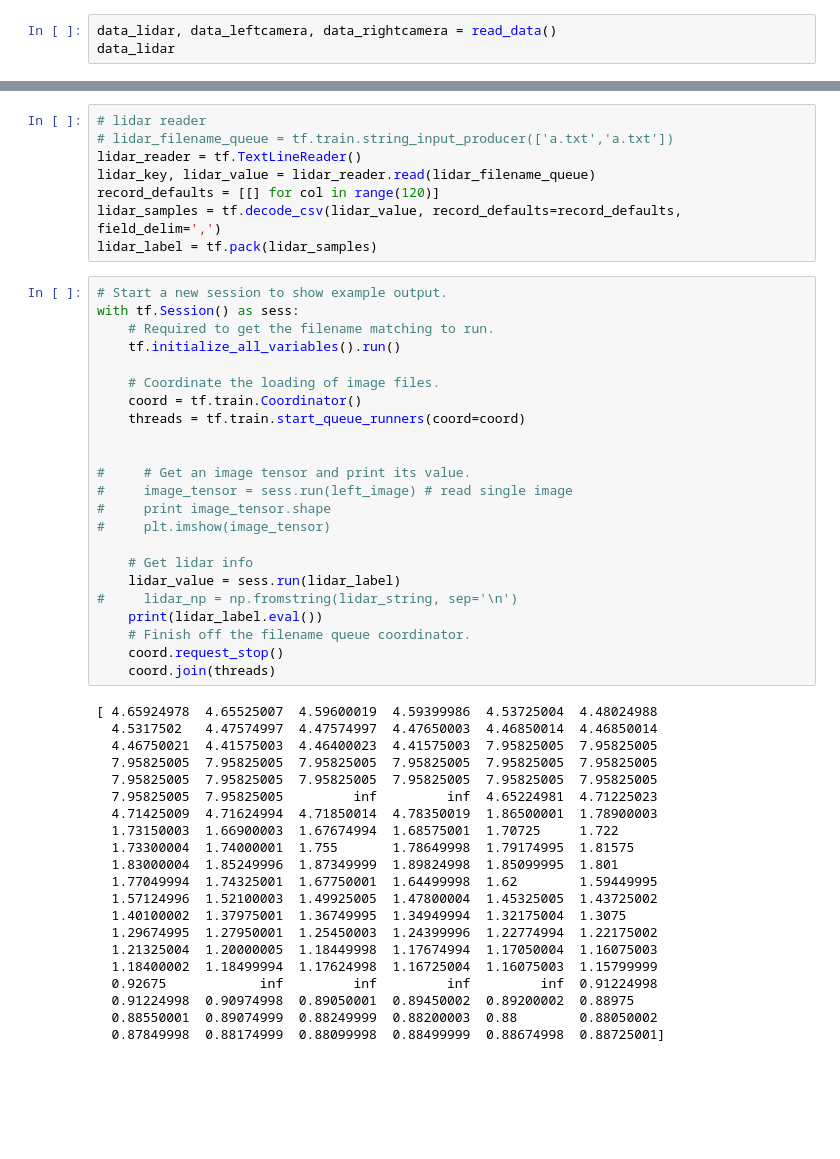
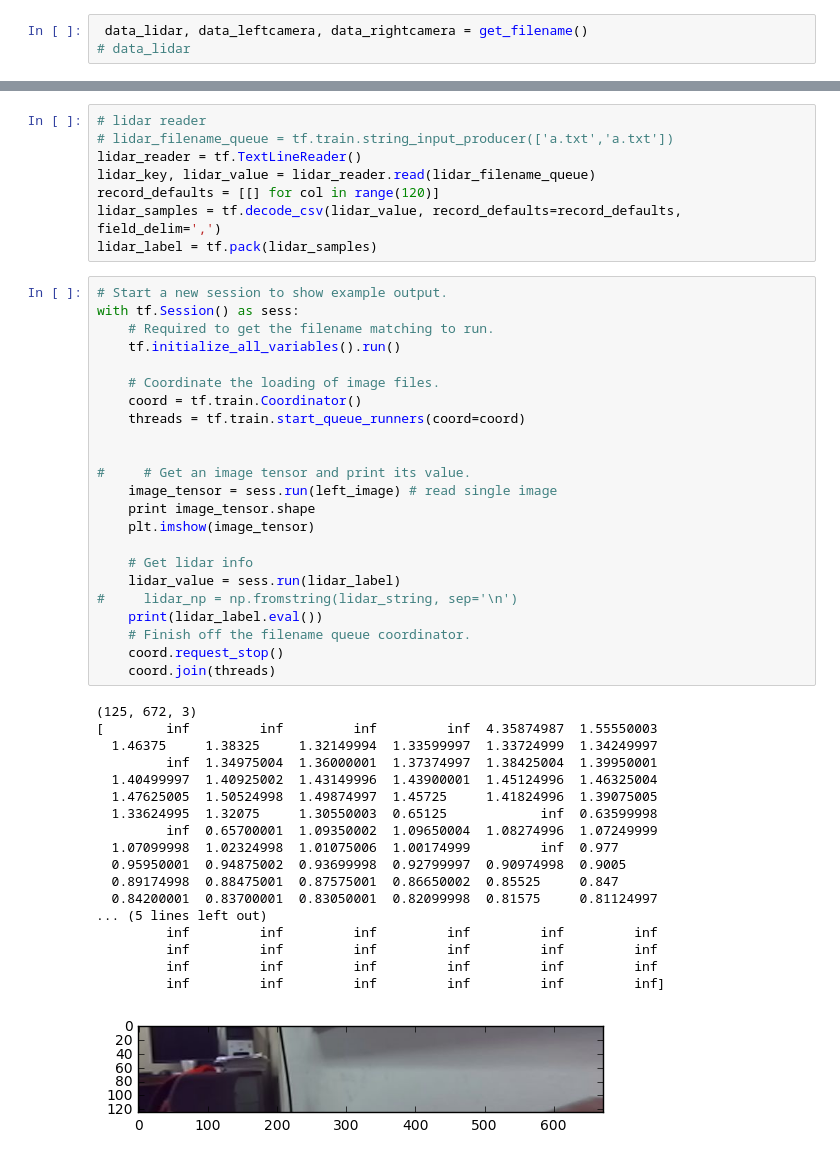
Before and after one commit to ZhenghaoFei/camera_simulate_lidar, a Jupyter notebook: convNet/data_read.ipynb, the cells around one changed output, grey strips where cells are left out. Saved outputs shown, nothing was run; the diff lists cells and outputs as text; blank space fills up the shorter version.

```diff
--- a/convNet/data_read.ipynb
+++ b/convNet/data_read.ipynb
@@ -34,8 +33,8 @@ def get_filenumber():
     print "number of sample: ", len(file_numbers)
     return file_numbers
 # %%
-data_lidar, data_leftcamera, data_rightcamera = read_data()
-data_lidar
+ data_lidar, data_leftcamera, data_rightcamera = get_filename()
+# data_lidar
 # %% [output]
 len lidar:  752
 len left:  752
@@ -131,44 +120,42 @@ lidar_label = tf.pack(lidar_samples)
 # %%
 # Start a new session to show example output.
 with tf.Session() as sess:
     # Required to get the filename matching to run.
     tf.initialize_all_variables().run()
 
     # Coordinate the loading of image files.
     coord = tf.train.Coordinator()
     threads = tf.train.start_queue_runners(coord=coord)
 
 
 #     # Get an image tensor and print its value.
-#     image_tensor = sess.run(left_image) # read single image
-#     print image_tensor.shape
-#     plt.imshow(image_tensor)
+    image_tensor = sess.run(left_image) # read single image
+    print image_tensor.shape
+    plt.imshow(image_tensor)
 
     # Get lidar info
     lidar_value = sess.run(lidar_label)
 #     lidar_np = np.fromstring(lidar_string, sep='\n')
     print(lidar_label.eval())
     # Finish off the filename queue coordinator.
     coord.request_stop()
     coord.join(threads)
 # %% [output]
-[ 4.65924978  4.65525007  4.59600019  4.59399986  4.53725004  4.48024988
-  4.5317502   4.47574997  4.47574997  4.47650003  4.46850014  4.46850014
-  4.46750021  4.41575003  4.46400023  4.41575003  7.95825005  7.95825005
-  7.95825005  7.95825005  7.95825005  7.95825005  7.95825005  7.95825005
-  7.95825005  7.95825005  7.95825005  7.95825005  7.95825005  7.95825005
-  7.95825005  7.95825005         inf         inf  4.65224981  4.71225023
-  4.71425009  4.71624994  4.71850014  4.78350019  1.86500001  1.78900003
-  1.73150003  1.66900003  1.67674994  1.68575001  1.70725     1.722
-  1.73300004  1.74000001  1.755       1.78649998  1.79174995  1.81575
-  1.83000004  1.85249996  1.87349999  1.89824998  1.85099995  1.801
-  1.77049994  1.74325001  1.67750001  1.64499998  1.62        1.59449995
-  1.57124996  1.52100003  1.49925005  1.47800004  1.45325005  1.43725002
-  1.40100002  1.37975001  1.36749995  1.34949994  1.32175004  1.3075
-  1.29674995  1.27950001  1.25450003  1.24399996  1.22774994  1.22175002
-  1.21325004  1.20000005  1.18449998  1.17674994  1.17050004  1.16075003
-  1.18400002  1.18499994  1.17624998  1.16725004  1.16075003  1.15799999
-  0.92675            inf         inf         inf         inf  0.91224998
-  0.91224998  0.90974998  0.89050001  0.89450002  0.89200002  0.88975
-  0.88550001  0.89074999  0.88249999  0.88200003  0.88        0.88050002
-  0.87849998  0.88174999  0.88099998  0.88499999  0.88674998  0.88725001]
+(125, 672, 3)
+[        inf         inf         inf         inf  4.35874987  1.55550003
+  1.46375     1.38325     1.32149994  1.33599997  1.33724999  1.34249997
+         inf  1.34975004  1.36000001  1.37374997  1.38425004  1.39950001
+  1.40499997  1.40925002  1.43149996  1.43900001  1.45124996  1.46325004
+  1.47625005  1.50524998  1.49874997  1.45725     1.41824996  1.39075005
+  1.33624995  1.32075     1.30550003  0.65125            inf  0.63599998
+         inf  0.65700001  1.09350002  1.09650004  1.08274996  1.07249999
+  1.07099998  1.02324998  1.01075006  1.00174999         inf  0.977
+  0.95950001  0.94875002  0.93699998  0.92799997  0.90974998  0.9005
+  0.89174998  0.88475001  0.87575001  0.86650002  0.85525     0.847
+  0.84200001  0.83700001  0.83050001  0.82099998  0.81575     0.81124997
+... (5 lines left out)
+         inf         inf         inf         inf         inf         inf
+         inf         inf         inf         inf         inf         inf
+         inf         inf         inf         inf         inf         inf
+         inf         inf         inf         inf         inf         inf]
+[figure, added]
```
Also changed, not shown: parts of 5 cells of this notebook, 5 other files.
